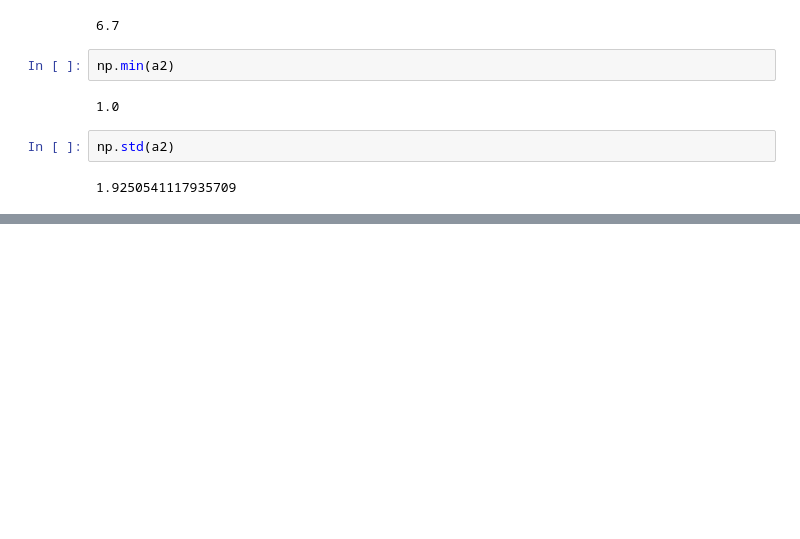
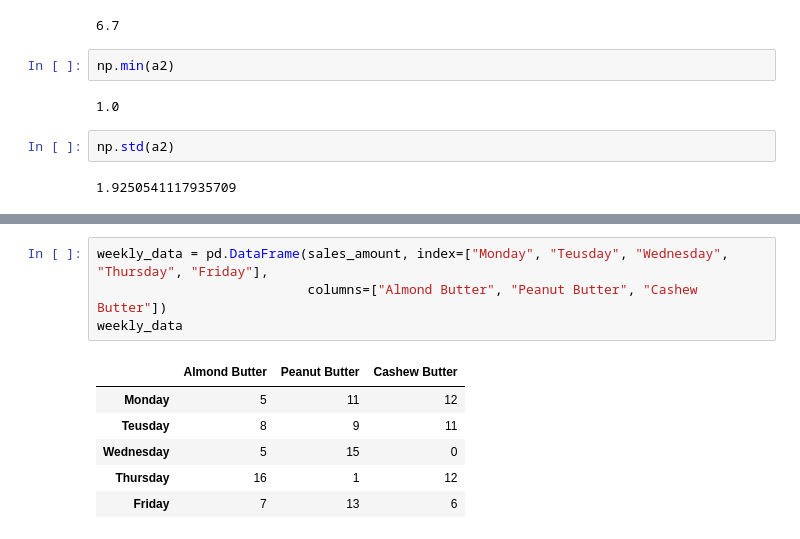
Before and after one commit to S-Arivukkarasu/Machine_Learning, a Jupyter notebook: Basic/numpy/Numpy.ipynb, the cells around one changed output, grey strips where cells are left out. Drawn from its saved outputs; the diff is of its cells as text; blank space fills up the shorter version.

```diff
--- a/Basic/numpy/Numpy.ipynb
+++ b/Basic/numpy/Numpy.ipynb
@@ -268,0 +418,11 @@ NameError: name 'np' is not defined
+# %%
+weekly_data = pd.DataFrame(sales_amount, index=["Monday", "Teusday", "Wednesday", "Thursday", "Friday"],
+                           columns=["Almond Butter", "Peanut Butter", "Cashew Butter"])
+weekly_data
+# %% [output]
+|  | Almond Butter | Peanut Butter | Cashew Butter |
+| Monday | 5 | 11 | 12 |
+| Teusday | 8 | 9 | 11 |
+| Wednesday | 5 | 15 | 0 |
+| Thursday | 16 | 1 | 12 |
+| Friday | 7 | 13 | 6 |
```
Also changed, not shown: parts of 57 cells of this notebook, 5 other files.
